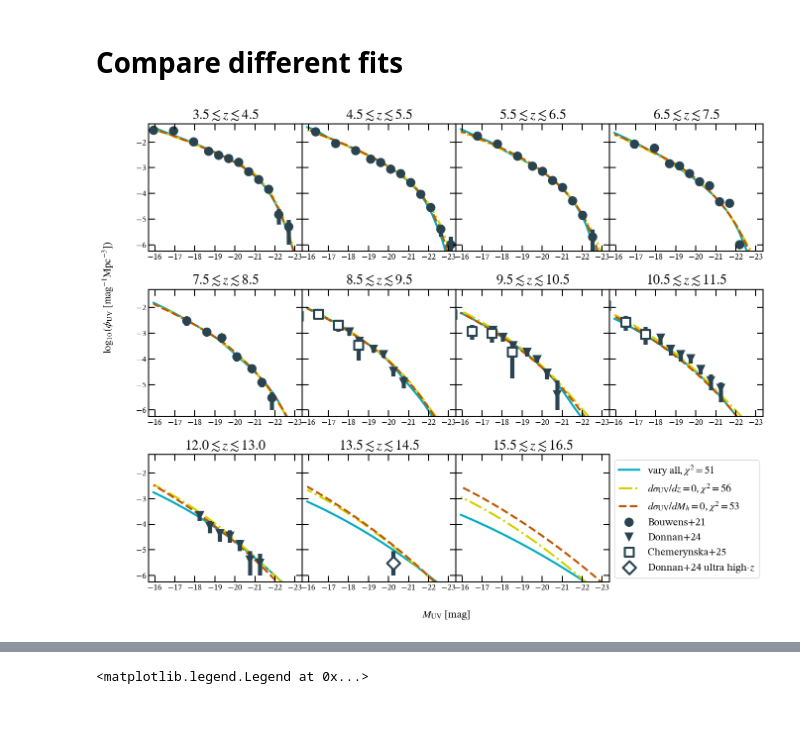
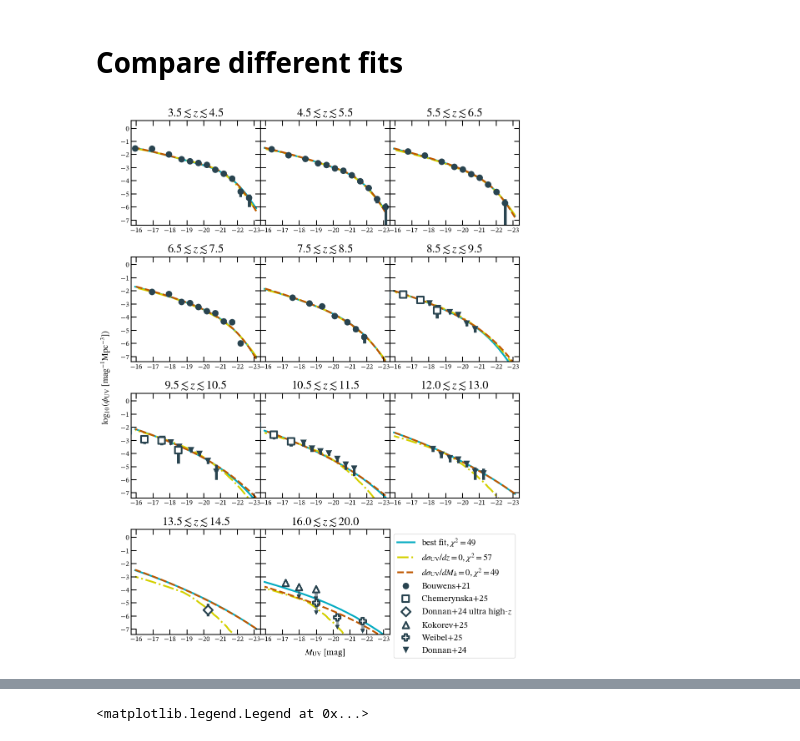
Before and after one commit to ebregou/modeling_stochasticity, a Jupyter notebook: notebooks/visualize_results.ipynb, the cells around one changed output, grey strips where cells are left out. Cells and saved outputs as stored; diff of their text form; code cells hidden in the pictures; blank space fills up the shorter version.

Commit message:
min sigma, min_t

```diff
--- a/notebooks/visualize_results.ipynb
+++ b/notebooks/visualize_results.ipynb
@@ -26,24 +24,27 @@ importlib.reload(edata)
 file_names = ['/Users/eb35267/Desktop/code/home/data/Bouwens2021_low_z.txt',
               '/Users/eb35267/Desktop/code/home/data/Donnan24_limit_z.txt',
              '/Users/eb35267/Desktop/code/home/data/Chemerynska+25.txt',
-             '/Users/eb35267/Desktop/code/home/data/Donnan24_high_z.txt']
-data_labels = ['Bouwens+21', 'Donnan+24', 'Chemerynska+25', r'Donnan+24 ultra high-$z$']
-include = [True, True, False, False]
+             '/Users/eb35267/Desktop/code/home/data/Donnan24_high_z.txt',
+             '/Users/eb35267/Desktop/code/home/data/Kokorev+25.txt',
+             '/Users/eb35267/Desktop/code/home/data/Weibel+25_upper_limits.txt']
+data_labels = ['Bouwens+21', 'Donnan+24', 'Chemerynska+25', r'Donnan+24 ultra high-$z$', 'Kokorev+25', 'Weibel+25']
+include = [True, True, False, False, False, False]
 sorted_data = edata.get_sorted(file_names, data_labels, include_in_likelihood=include)
 # %%
-params = eMCMC.build_param_data({'beta': {'fit':False, 'value': -0.54}, 'dbetadz': {'fit': False, 'value':0}})
+params = eMCMC.build_param_data({'beta': {'fit':False, 'value': -1.49}, 'dbetadz': {'fit': False, 'value':0.22}})
 # %%
-high_z_fit = [0.88, 0.06, 11.7, 0, -0.98, -0.05, 0.18, 0.17, -0.89]
-low_z_fit = [0.66, -0.03, 12.39, 0.15, -0.98, -0.04, 0.82, 0, -0.53]
-no_z_ev = [0.82, -0.03, 12.38, 0.16, -0.91, -0.03, 0.89, 0, -0.77]
-no_m_ev = [0.6, -0.02, 12.04, 0.09, -0.93, -0.04, 0.23, 0.26, 0]
+high_z_fit = best_fit = [0.52, -0.01, 11.64, -0.07, -1.39, -0.12, 0.52, 0.23, -0.1, 0.73]
+
+low_z_fit = [0.48, -0.04, 11.72, -0.03, -1.38, -0.13, 0.07, -0.14, -0.25, 0.68]
+
+no_z_ev = [1.02, -0.02, 11.54, -0.01, -1.45, -0.16, 0.58, 0, -1.1, 0.79]
+no_m_ev = [0.49, -0.02, 11.76, -0.04, -1.34, -0.12, 0.53, 0.24, 0, 0.67]
+no_ev = [0, 0.23, 9, -0.15, -4.12, -0.1, 3.28, 0, 0, 0.3]
+
+# Gelli_fit = [0.56, -0.04, 12.31, 0.14, -1.07, -0.06, 0.76, 0, -0.34, 0.3]
+
+high_eps_fit = [0.54, 0.02, 12, -0.07, -1.01, -0.05, 0.3, 0, 0, 0.3]
 # %%
 my_UVLF = eMCMC.UVLF(sorted_data, params)
 # %% [markdown]
 # Compare different fits
-# %%
-comparison_fig = eplots.evolving_UVLF_fit(my_UVLF, plot_from_chain = False, comparison_fits = [high_z_fit, no_z_ev, no_m_ev],
-                               comparison_labels = ['vary all', r'$d\sigma_{\rm{UV}}/dz = 0$', r'$d\sigma_{\rm{UV}}/dM_{h} = 0$'],
-                               title = '', z_plot = [4, 5, 6, 7, 8, 9, 10, 11, 12.5, 14, 16], ncols = 4)
-# %% [output]
-[figure, removed]
@@ -51,0 +51,6 @@ comparison_fig.savefig('/Users/eb35267/Desktop/code/home/figures/add_extra_data.
+# %%
+comparison_fig = eplots.evolving_UVLF_fit(my_UVLF, plot_from_chain = False, comparison_fits = [best_fit, no_z_ev, no_m_ev],
+                               comparison_labels = ['best fit', r'$d\sigma_{\rm{UV}}/dz = 0$', r'$d\sigma_{\rm{UV}}/dM_h = 0$', r'no $\sigma_{\rm{UV}}$ derivative'],
+                               title = '', z_plot = [4, 5, 6, 7, 8, 9, 10, 11, 12.5, 14, 18], z_errs = [0.5, 0.5, 0.5, 0.5, 0.5, 0.5, 0.5, 0.5, 0.5, 0.5, 2], ncols = 3)
+# %% [output]
+[figure, added]
```
Also changed, not shown: parts of 30 cells of this notebook, 47 other files.
